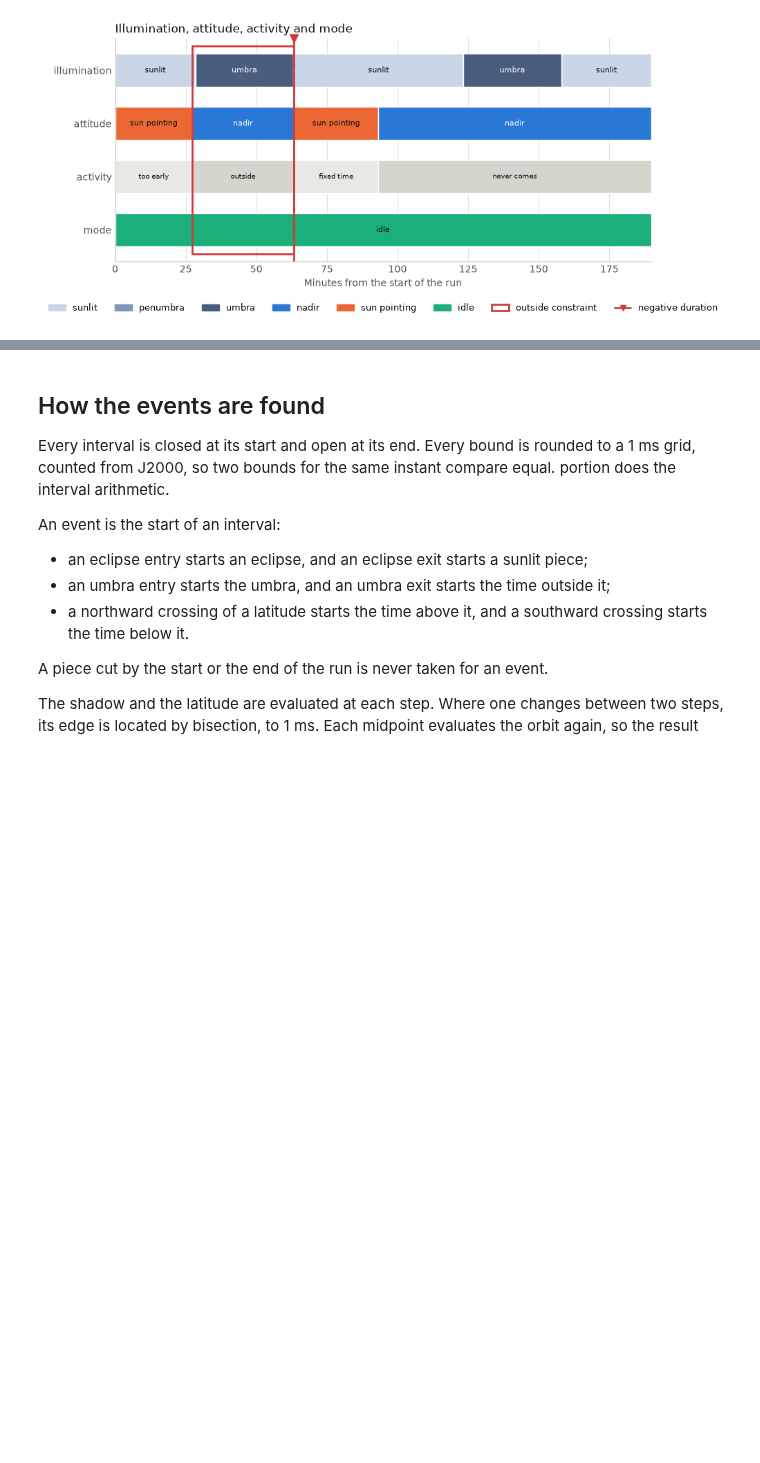
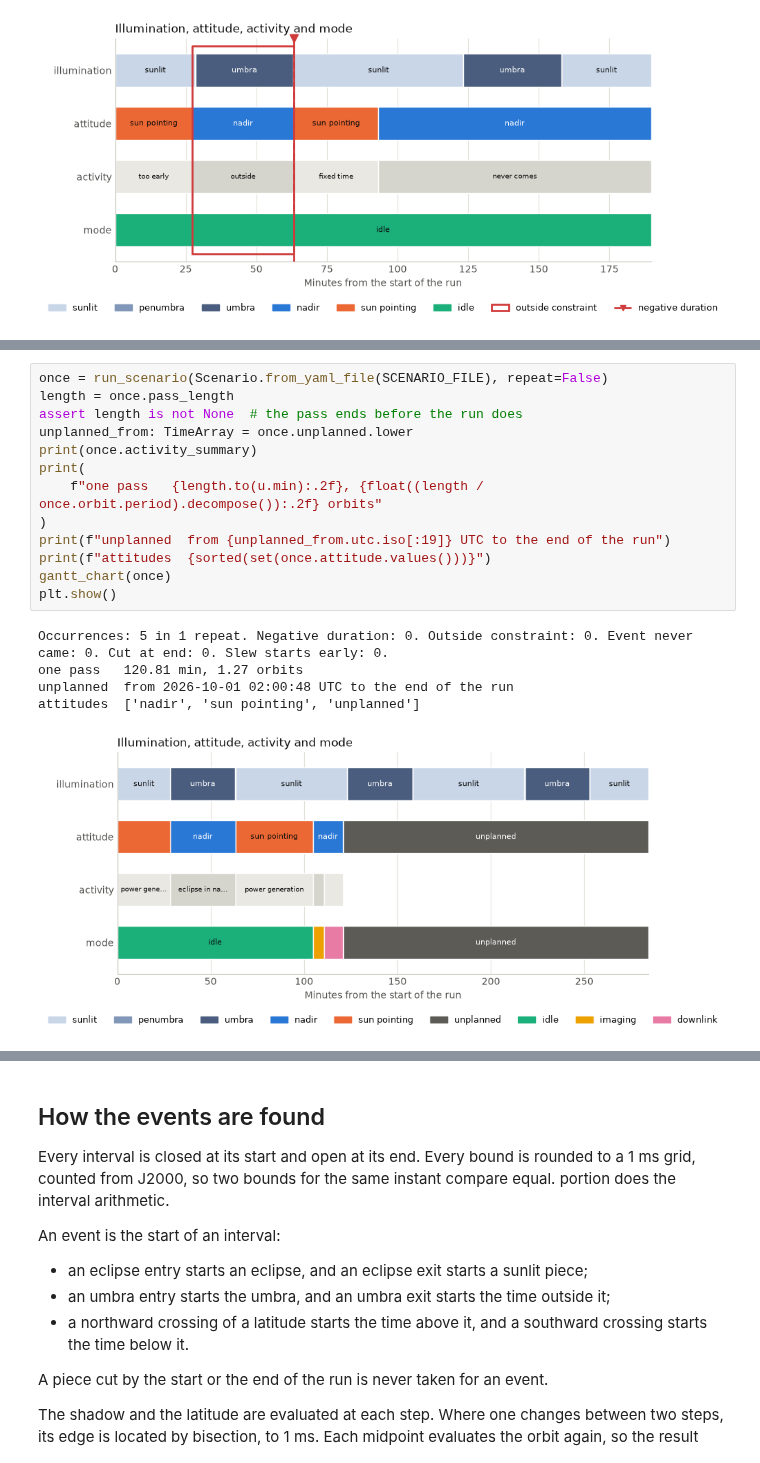
Before and after one commit to egemenimre/quicksat, a Jupyter notebook: docs/scenario/scenario_ref.ipynb, the cells around one changed output, grey strips where cells are left out. Drawn from its saved outputs; the diff is of its cells as text; blank space fills up the shorter version.

```diff
--- a/docs/scenario/scenario_ref.ipynb
+++ b/docs/scenario/scenario_ref.ipynb
@@ -1072,0 +1079,19 @@ plt.show()
+# %%
+once = run_scenario(Scenario.from_yaml_file(SCENARIO_FILE), repeat=False)
+length = once.pass_length
+assert length is not None  # the pass ends before the run does
+unplanned_from: TimeArray = once.unplanned.lower
+print(once.activity_summary)
+print(
+    f"one pass   {length.to(u.min):.2f}, {float((length / once.orbit.period).decompose()):.2f} orbits"
+)
+print(f"unplanned  from {unplanned_from.utc.iso[:19]} UTC to the end of the run")
+print(f"attitudes  {sorted(set(once.attitude.values()))}")
+gantt_chart(once)
+plt.show()
+# %% [output]
+Occurrences: 5 in 1 repeat. Negative duration: 0. Outside constraint: 0. Event never came: 0. Cut at end: 0. Slew starts early: 0.
+one pass   120.81 min, 1.27 orbits
+unplanned  from 2026-10-01 02:00:48 UTC to the end of the run
+attitudes  ['nadir', 'sun pointing', 'unplanned']
+[figure, added]
```
Also changed, not shown: parts of 11 cells of this notebook, 46 other files.
